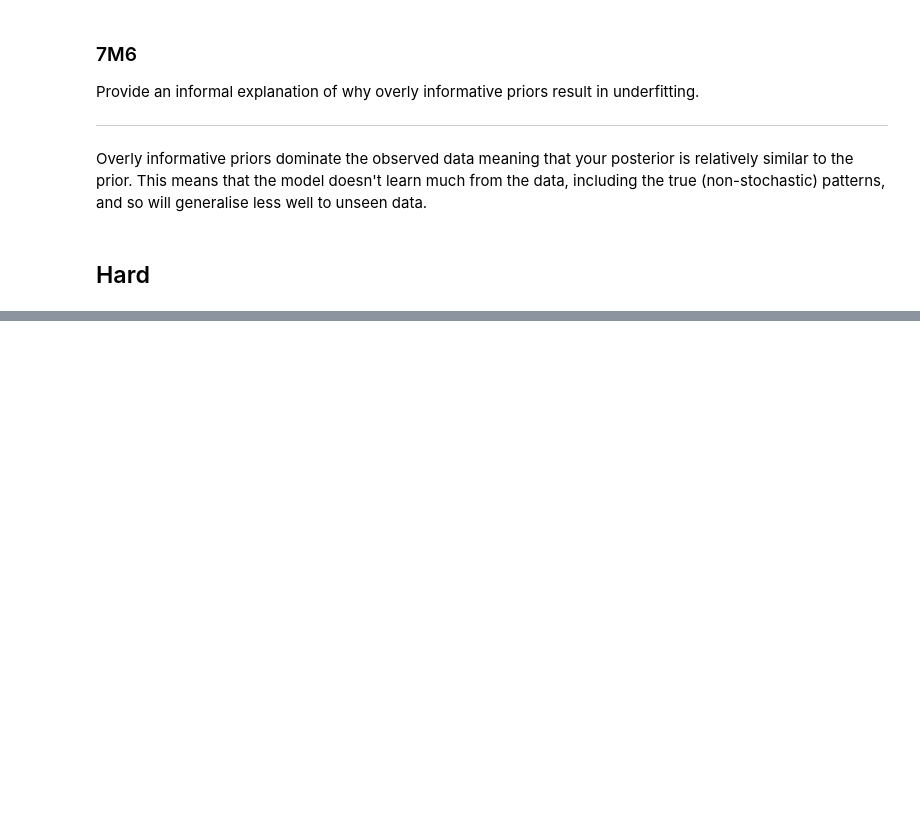
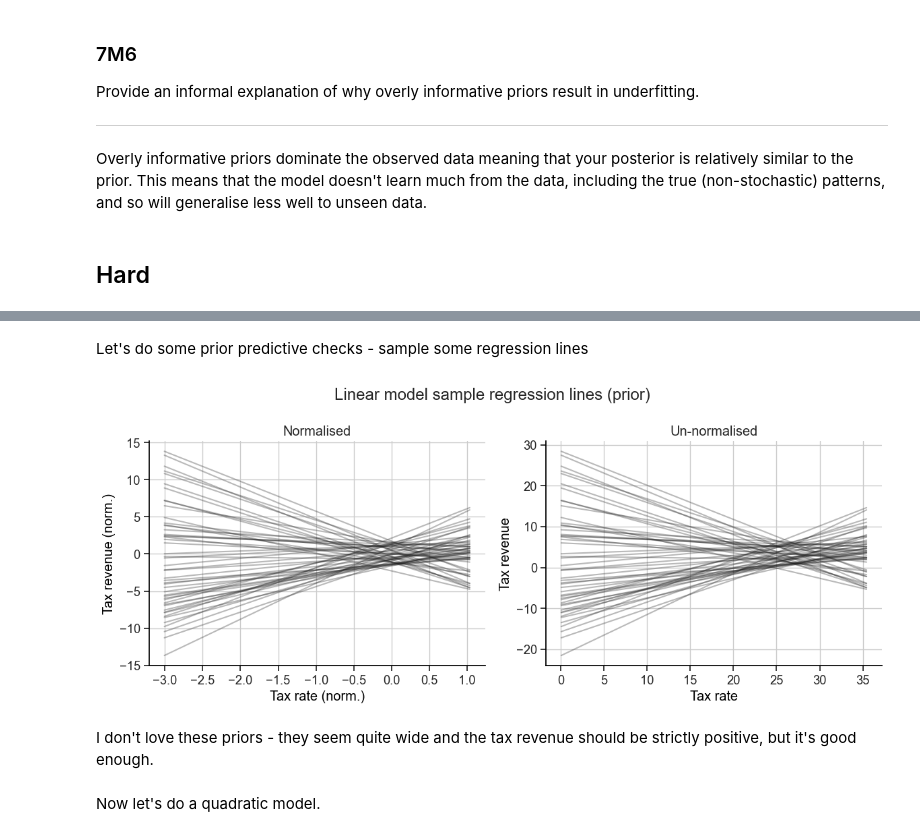
Before and after one commit to chris-leonard/statistical-rethinking, a Jupyter notebook: exercises/chapter_7.ipynb, the cells around one changed output, grey strips where cells are left out. Cells and saved outputs as stored; diff of their text form; code cells hidden in the pictures; blank space fills up the shorter version.

```diff
--- a/exercises/chapter_7.ipynb
+++ b/exercises/chapter_7.ipynb
@@ -199,0 +256,53 @@ This means that the model doesn't learn much from the data, including the true (
+# %% [markdown]
+Let's do some prior predictive checks - sample some regression lines
+# %%
+def plot_laffer_linear_model_sample_lines(trace, laffer, n_lines=50, group="prior", normalised=False, ax=None):
+    alpha_sample = trace[group].alpha.isel(chain=0, draw=range(n_lines))
+    beta_sample = trace[group].beta.isel(chain=0, draw=range(n_lines))
+
+    x = np.linspace(laffer.tax_rate.min(), laffer.tax_rate.max(), 1000)
+    x_norm = (x - laffer.tax_rate.mean()) / laffer.tax_rate.std()
+
+    alpha_samplev, x_normv = np.meshgrid(alpha_sample, x_norm)
+    beta_samplev, _ = np.meshgrid(beta_sample, x_norm)
+
+    y_normv = alpha_samplev + beta_samplev * x_normv
+    yv = y_normv * laffer.tax_revenue.std() + laffer.tax_revenue.mean()
+
+    if not ax:
+        fig, ax = plt.subplots(figsize=(8, 6))
+
+    if normalised:
+        ax.plot(x_normv, y_normv, color="k", alpha=0.3)
+        ax.set(
+            xlabel="Tax rate (norm.)",
+            ylabel="Tax revenue (norm.)",
+        )
+    else:
+        _, xv = np.meshgrid(alpha_sample, x)
+        ax.plot(xv, yv, color="k", alpha=0.3)
+        ax.set(
+            xlabel="Tax rate",
+            ylabel="Tax revenue",
+        )
+
+    ax.set(title=f"Sample regression lines ({group})")
+
+    return ax
+# %%
+fig, axs = plt.subplots(ncols=2, figsize=(12, 5))
+
+plot_laffer_linear_model_sample_lines(prior_trace_7h1a, laffer, normalised=True, ax=axs[0])
+plot_laffer_linear_model_sample_lines(prior_trace_7h1a, laffer, normalised=False, ax=axs[1])
+
+axs[0].set(title="Normalised")
+axs[1].set(title="Un-normalised")
+
+fig.suptitle("Linear model sample regression lines (prior)")
+fig.tight_layout();
+# %% [output]
+[figure, added]
+# %% [markdown]
+I don't love these priors - they seem quite wide and the tax revenue should be strictly positive, but it's good enough.
+# %% [markdown]
+Now let's do a quadratic model.
```
Also changed, not shown: parts of 53 cells of this notebook, 2 other files.
